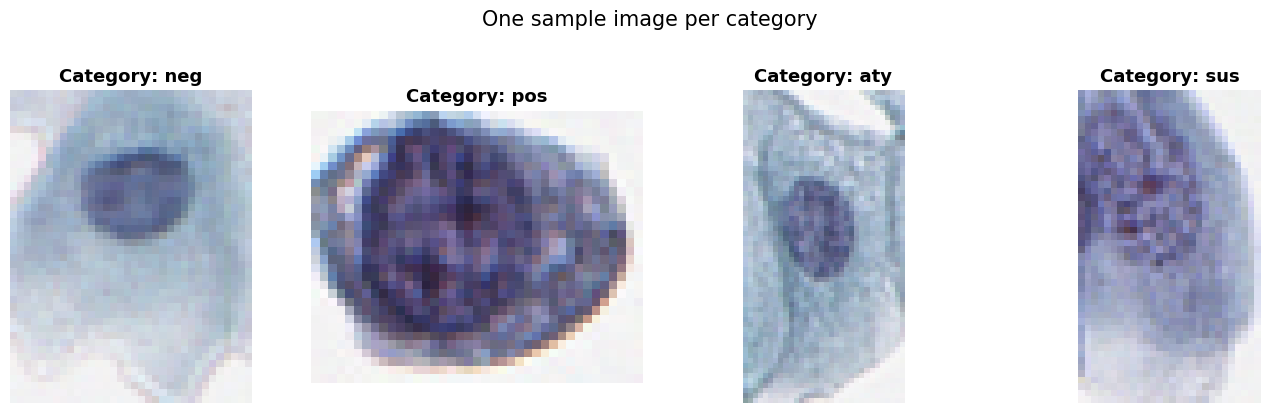
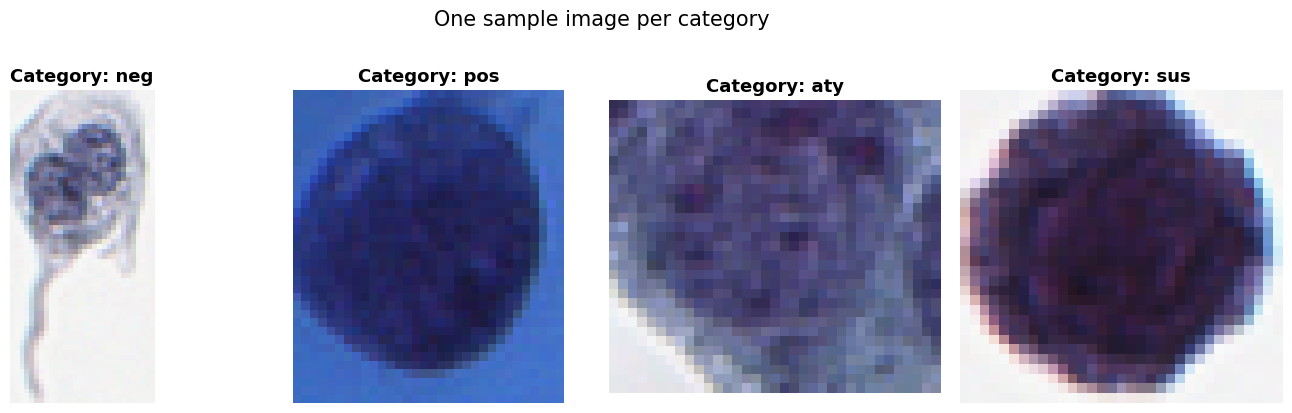
Unified diff of the notebook cell whose output changed from the first chart to the second:
--- before
+++ after
@@ -5,5 +5,5 @@
 
 for ax, cat in zip(axes, CATEGORIES):
-    ax.imshow(images[cat][0])
+    ax.imshow(images[cat][9])
     ax.set_title(f'Category: {cat}', fontsize=13, fontweight='bold')
     ax.axis('off')

Commit: add visualizations and model evaluation